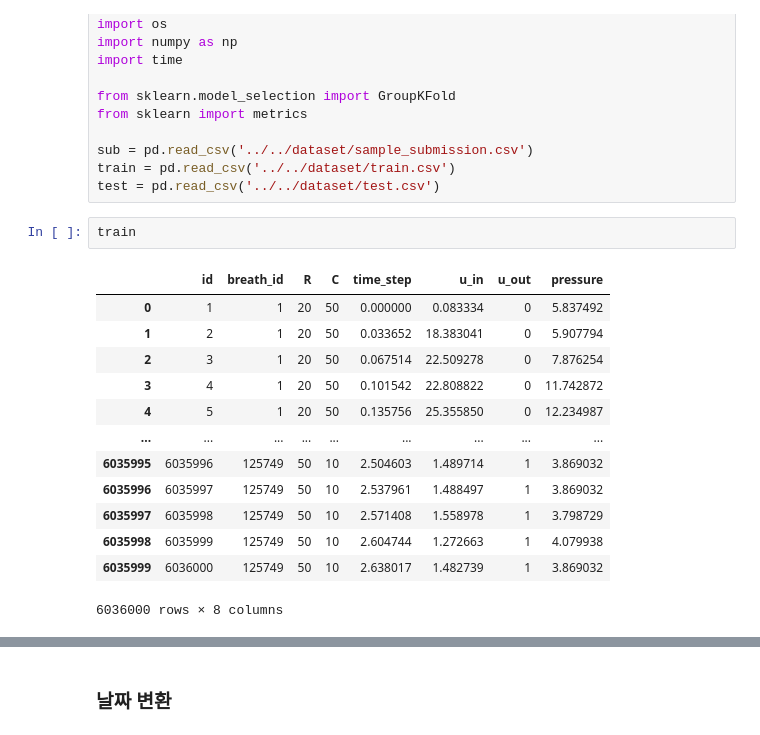
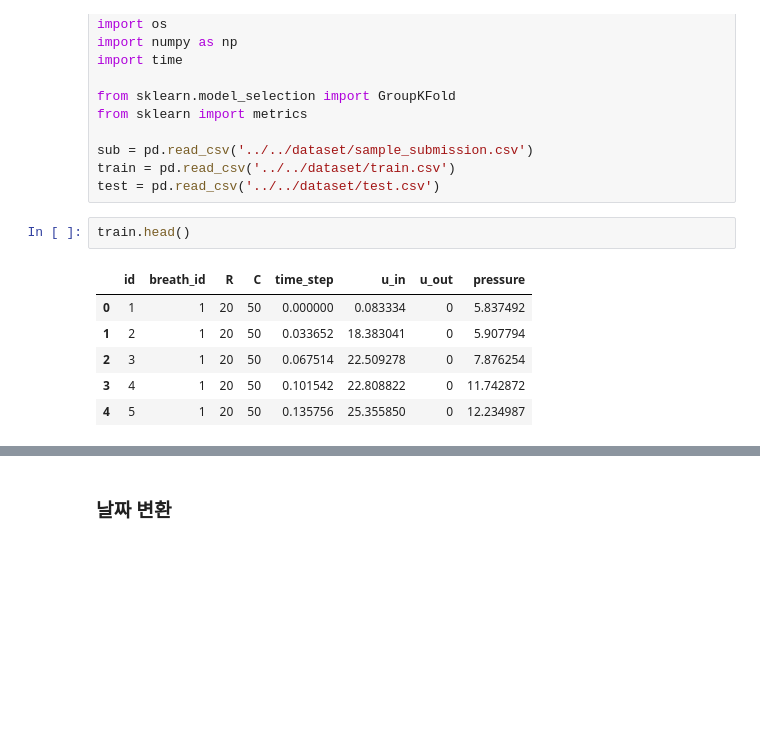
Before and after one commit to K-107/Ventilator_Pressure_Prediction, a Jupyter notebook: jonghee.ipynb, the cells around one changed output, grey strips where cells are left out. Saved outputs shown, nothing was run; the diff lists cells and outputs as text; blank space fills up the shorter version.

```diff
--- a/jonghee.ipynb
+++ b/jonghee.ipynb
@@ -21,19 +35,12 @@ sub = pd.read_csv('../../dataset/sample_submission.csv')
 train = pd.read_csv('../../dataset/train.csv')
 test = pd.read_csv('../../dataset/test.csv')
 # %%
-train
+train.head()
 # %% [output]
 |  | id | breath_id | R | C | time_step | u_in | u_out | pressure |
 | 0 | 1 | 1 | 20 | 50 | 0.000000 | 0.083334 | 0 | 5.837492 |
 | 1 | 2 | 1 | 20 | 50 | 0.033652 | 18.383041 | 0 | 5.907794 |
 | 2 | 3 | 1 | 20 | 50 | 0.067514 | 22.509278 | 0 | 7.876254 |
 | 3 | 4 | 1 | 20 | 50 | 0.101542 | 22.808822 | 0 | 11.742872 |
 | 4 | 5 | 1 | 20 | 50 | 0.135756 | 25.355850 | 0 | 12.234987 |
-| ... | ... | ... | ... | ... | ... | ... | ... | ... |
-| 6035995 | 6035996 | 125749 | 50 | 10 | 2.504603 | 1.489714 | 1 | 3.869032 |
-| 6035996 | 6035997 | 125749 | 50 | 10 | 2.537961 | 1.488497 | 1 | 3.869032 |
-| 6035997 | 6035998 | 125749 | 50 | 10 | 2.571408 | 1.558978 | 1 | 3.798729 |
-| 6035998 | 6035999 | 125749 | 50 | 10 | 2.604744 | 1.272663 | 1 | 4.079938 |
-| 6035999 | 6036000 | 125749 | 50 | 10 | 2.638017 | 1.482739 | 1 | 3.869032 |
-6036000 rows × 8 columns
 # %%
```
Also changed, not shown: parts of 56 cells of this notebook.
